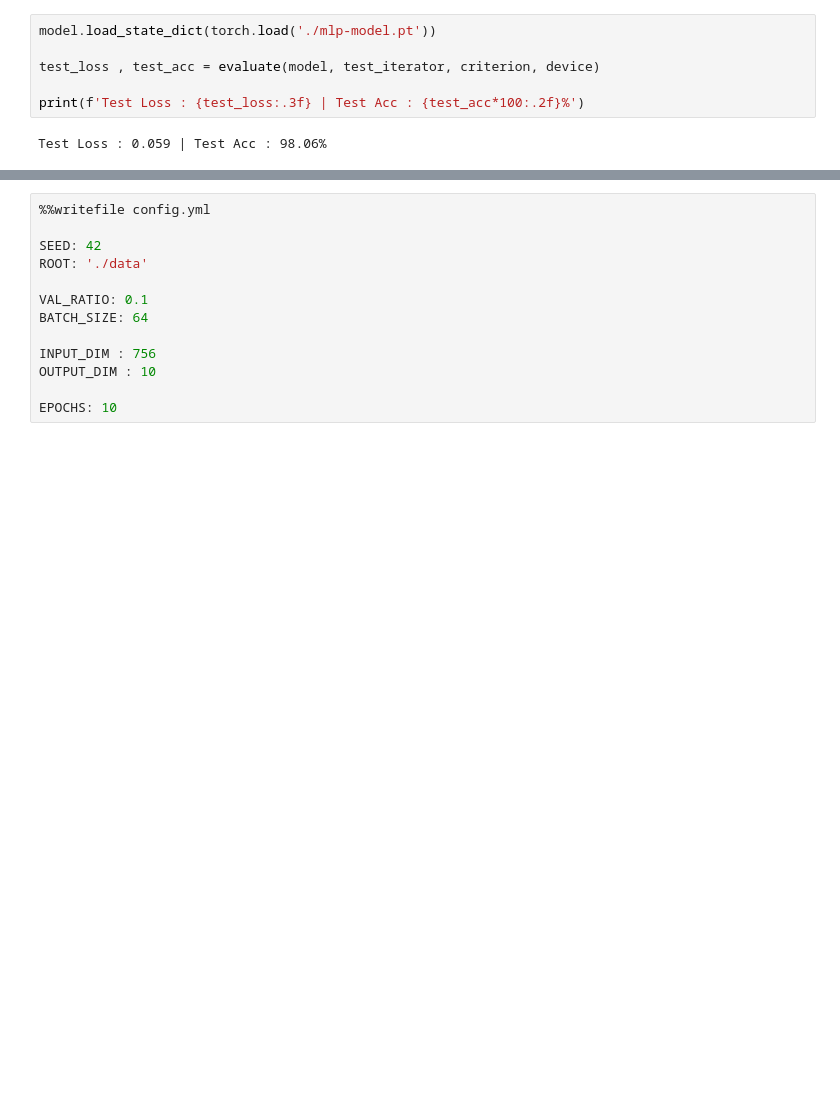
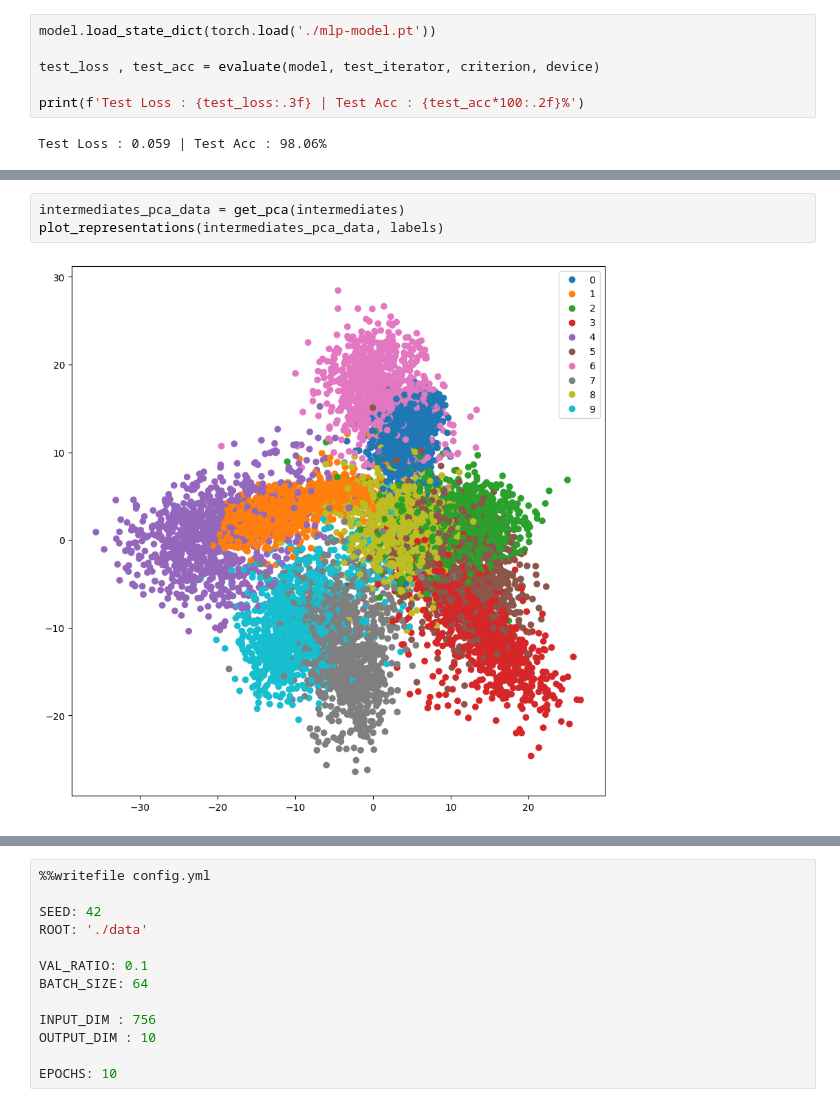
Before and after one commit to nonsignal007/DeepLearning, a Jupyter notebook: 01_ImageClassification/1_MLP/mlp.ipynb, the cells around one changed output, grey strips where cells are left out. Saved outputs shown, nothing was run; the diff lists cells and outputs as text; blank space fills up the shorter version.

```diff
--- a/01_ImageClassification/1_MLP/mlp.ipynb
+++ b/01_ImageClassification/1_MLP/mlp.ipynb
@@ -445,0 +596,5 @@ Test Loss : 0.059 | Test Acc : 98.06%
+# %%
+intermediates_pca_data = get_pca(intermediates)
+plot_representations(intermediates_pca_data, labels)
+# %% [output]
+[figure, added]
```
Also changed, not shown: parts of 19 cells of this notebook, 1 other file.
